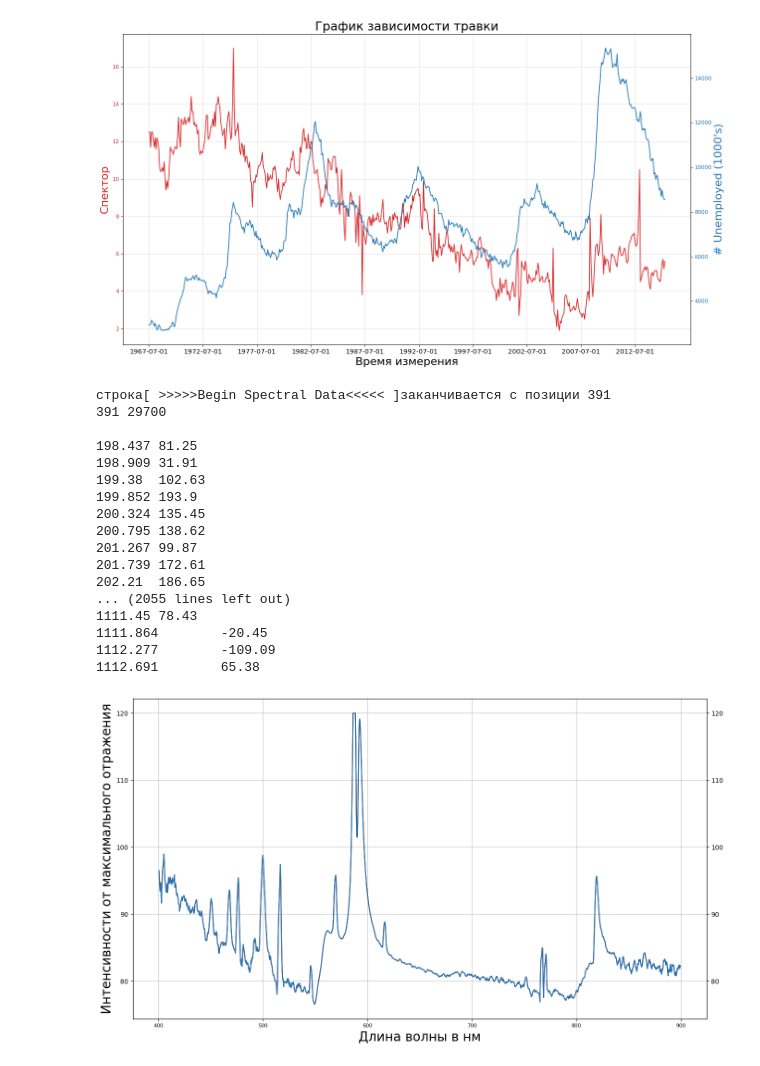
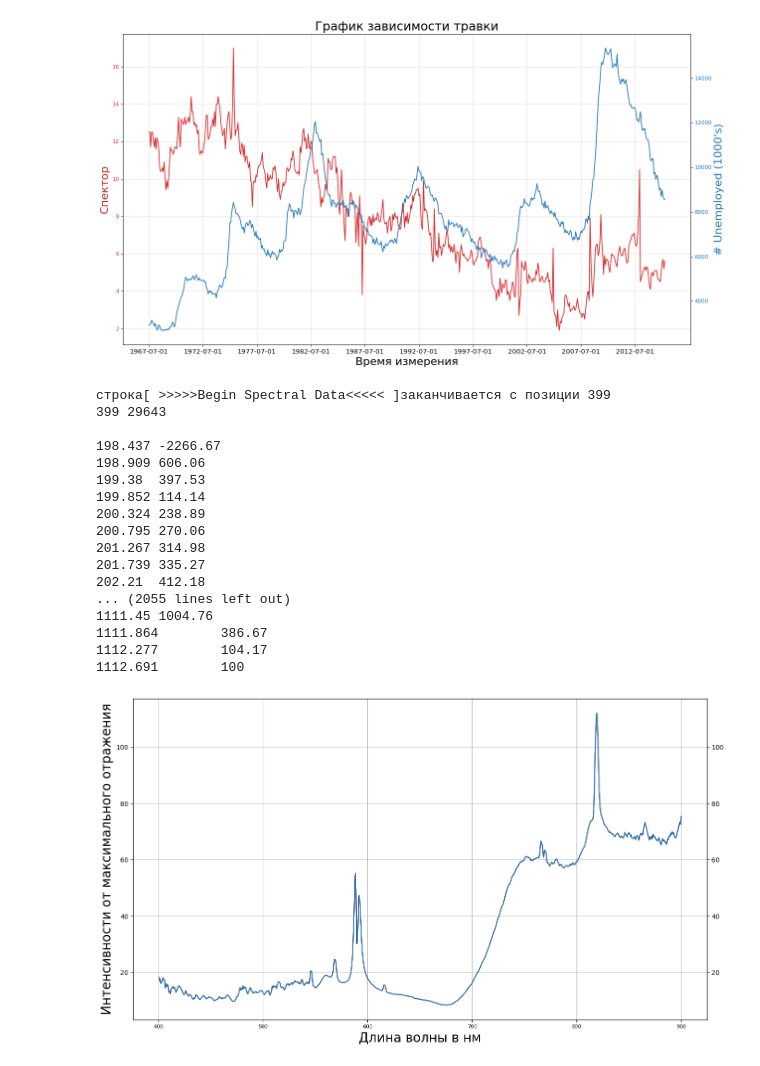
Before and after one commit to shkvik/smoke_weed_everyday, a Jupyter notebook: weed.ipynb, the cells around one changed output. Cells and saved outputs as stored; diff of their text form; code cells hidden in the pictures.

```diff
--- a/weed.ipynb
+++ b/weed.ipynb
@@ -40,7 +40,7 @@ plt.show()
 # %% [output]
 [figure]
 # %%
-with open('data/2022_09_23/week_8/8_week_ht_vgood_Reflection__0__13-43-47-404.txt', 'r') as file:
+with open('data_sorted/V+/28DAYS/health/4_week_all_vplus_health_Reflection__6__13-55-42-948.txt', 'r') as file:
     data = file.read().rstrip()
 
 for m in re.finditer(r'>>>>>Begin Spectral Data<<<<<', data):
@@ -86,46 +86,46 @@ for i in range(0, len(reg_result_updated)):
 assert(len(result_x) == len(result_y))
 
 
 # print(result_x)
 # print(result_y)
 
 pd_x = pd.array(result_x)
 pd_y = pd.array(result_y)
 
 # Plot Line1 (Left Y Axis)
 fig, ax1 = plt.subplots(1,1,figsize=(16,9), dpi= 100)
 ax1.plot(pd_x, pd_y, color='tab:red')
 
 # Plot Line2 (Right Y Axis)
 ax2 = ax1.twinx()  # instantiate a second axes that shares the same x-axis
 ax2.plot(pd_x, pd_y, color='tab:blue')
 
 # Decorations
 # ax1 (left Y axis)
 ax1.set_xlabel('Длина волны в нм', fontsize=20)
 ax1.tick_params(axis='x', rotation=0, labelsize=8)
 
 ax1.set_ylabel('Интенсивности от максимального отражения',  fontsize=20)
 ax1.tick_params(axis='y', rotation=0)
 ax1.grid(alpha=.8)
 
 plt.show()
 # %% [output]
-строка[ >>>>>Begin Spectral Data<<<<< ]заканчивается с позиции 391
-391 29700
+строка[ >>>>>Begin Spectral Data<<<<< ]заканчивается с позиции 399
+399 29643
 
-198.437 81.25
-198.909 31.91
-199.38  102.63
-199.852 193.9
-200.324 135.45
-200.795 138.62
-201.267 99.87
-201.739 172.61
-202.21  186.65
+198.437 -2266.67
+198.909 606.06
+199.38  397.53
+199.852 114.14
+200.324 238.89
+200.795 270.06
+201.267 314.98
+201.739 335.27
+202.21  412.18
 ... (2055 lines left out)
-1111.45 78.43
-1111.864        -20.45
-1112.277        -109.09
-1112.691        65.38
+1111.45 1004.76
+1111.864        386.67
+1112.277        104.17
+1112.691        100
-[figure, old version]
+[figure, new version]
```
Also changed, not shown: 2 other files.
